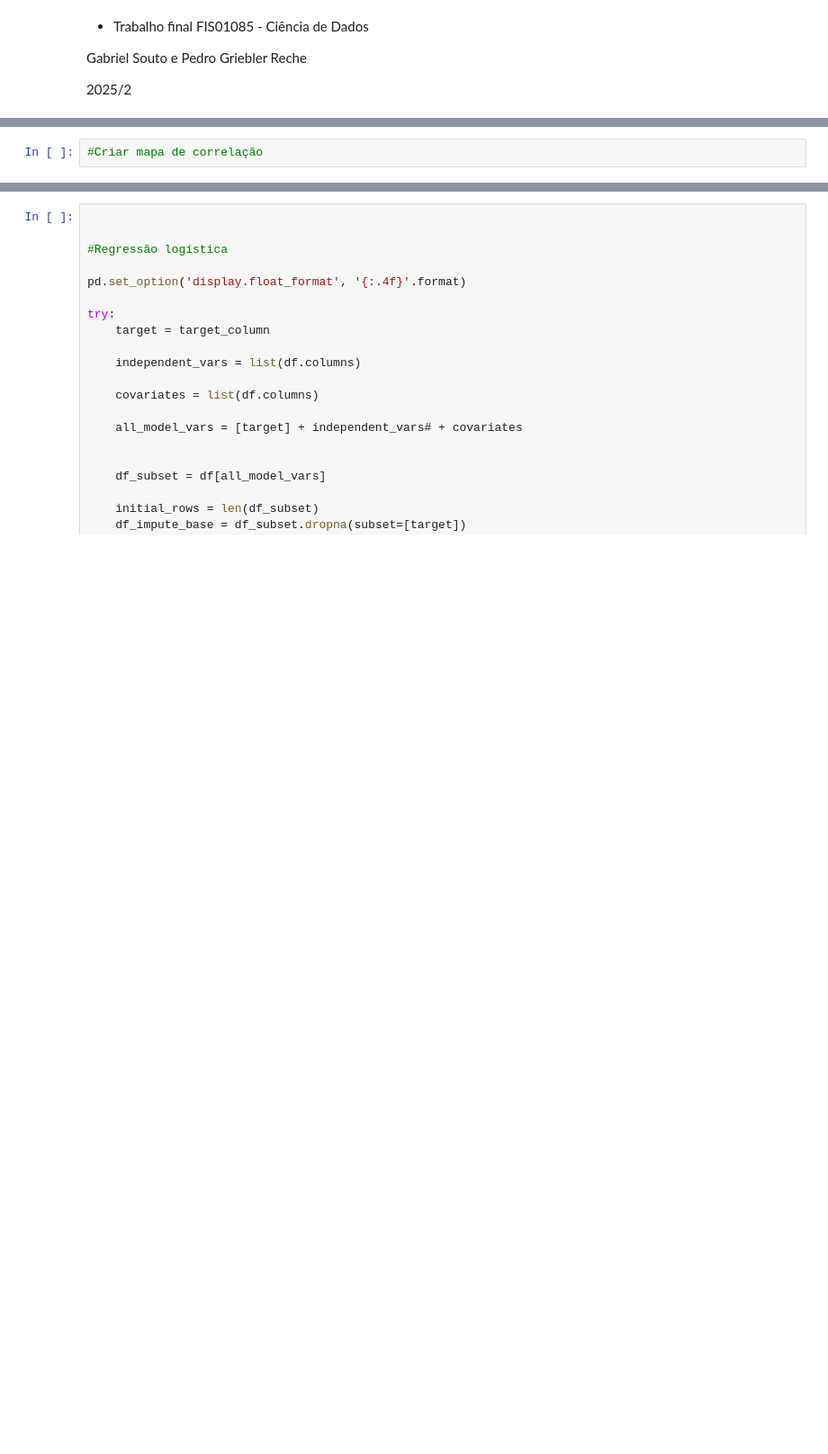
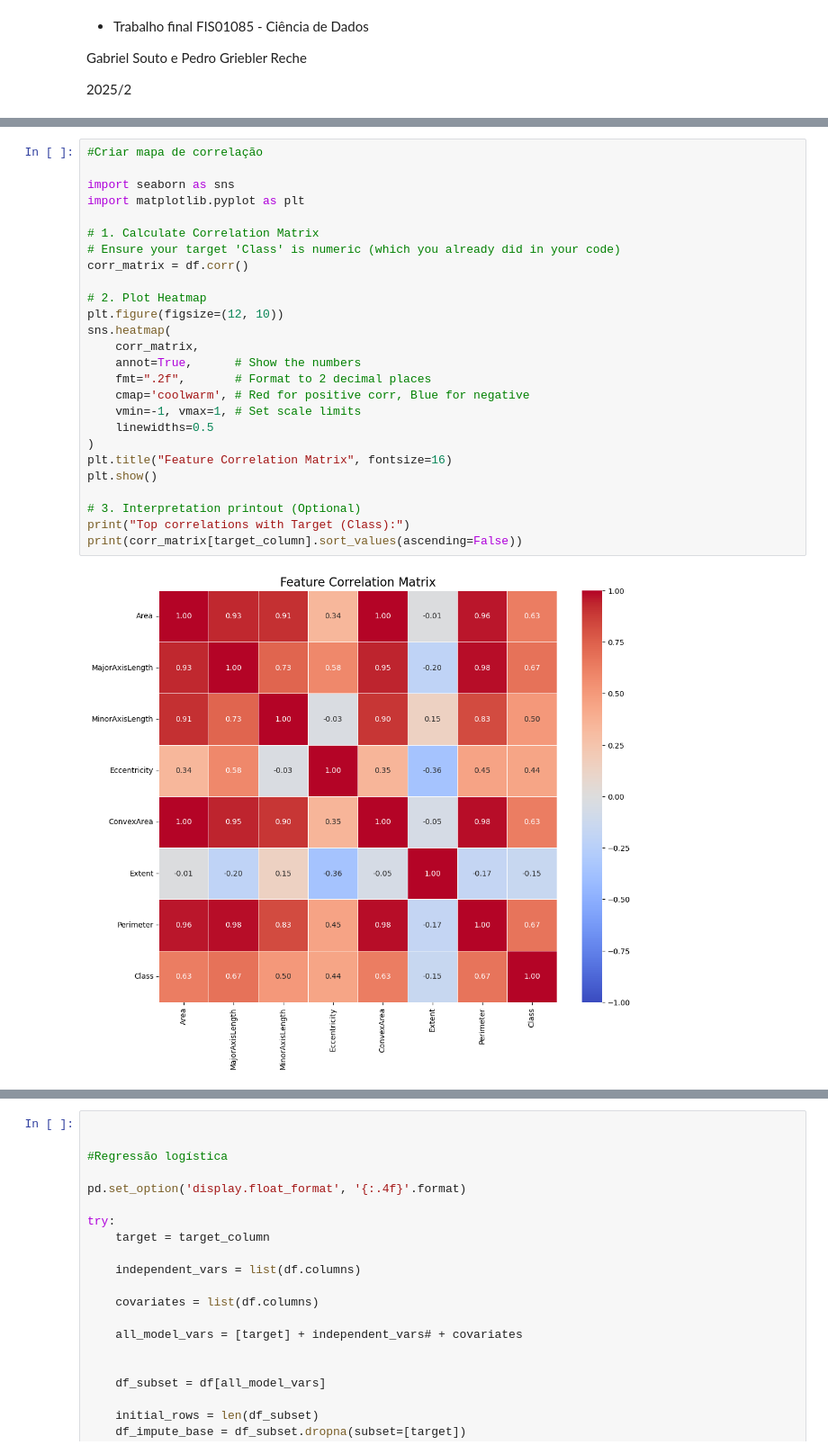
Before and after one commit to rechegp/fis01085_trabalho_final, a Jupyter notebook: trabalho_final_parte_pedro.ipynb, the cells around one changed output, grey strips where cells are left out. Shown at 90% size. Cells and saved outputs as stored; diff of their text form; blank space fills up the shorter version.

```diff
--- a/trabalho_final_parte_pedro.ipynb
+++ b/trabalho_final_parte_pedro.ipynb
@@ -282,2 +293,28 @@ Accuracy and Metrics Table:
 # %%
 #Criar mapa de correlação
+
+import seaborn as sns
+import matplotlib.pyplot as plt
+
+# 1. Calculate Correlation Matrix
+# Ensure your target 'Class' is numeric (which you already did in your code)
+corr_matrix = df.corr()
+
+# 2. Plot Heatmap
+plt.figure(figsize=(12, 10))
+sns.heatmap(
+    corr_matrix,
+    annot=True,      # Show the numbers
+    fmt=".2f",       # Format to 2 decimal places
+    cmap='coolwarm', # Red for positive corr, Blue for negative
+    vmin=-1, vmax=1, # Set scale limits
+    linewidths=0.5
+)
+plt.title("Feature Correlation Matrix", fontsize=16)
+plt.show()
+
+# 3. Interpretation printout (Optional)
+print("Top correlations with Target (Class):")
+print(corr_matrix[target_column].sort_values(ascending=False))
+# %% [output]
+[figure, added]
```
Also changed, not shown: parts of 7 cells of this notebook.
